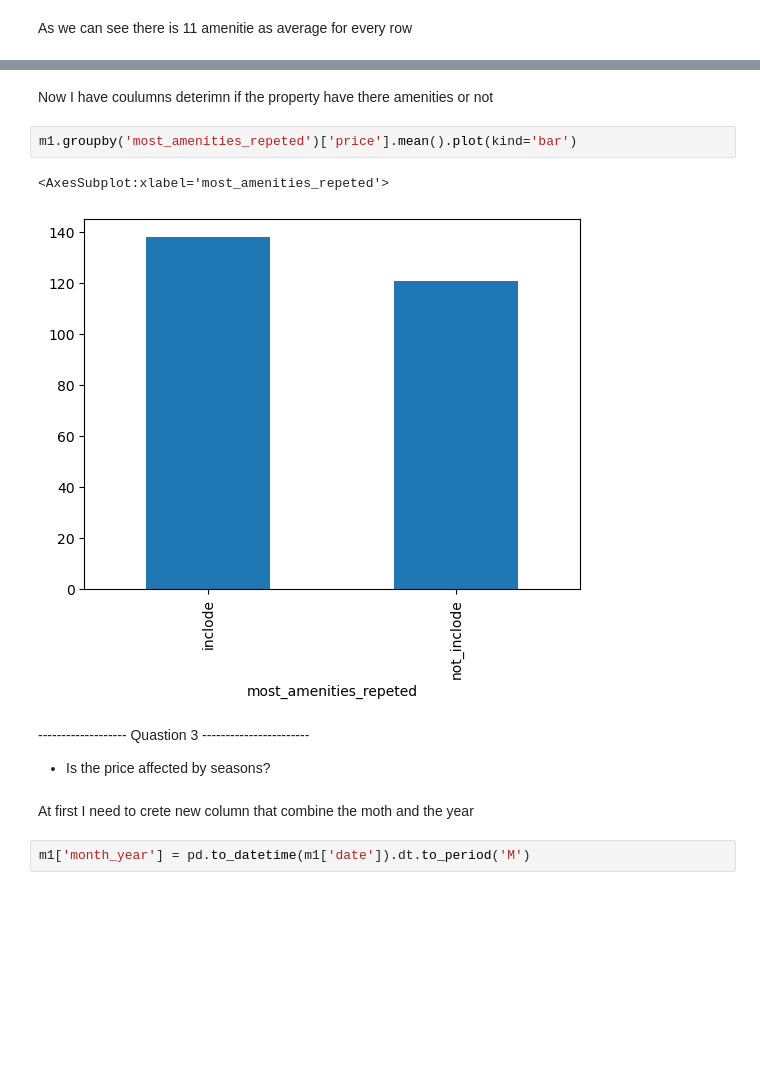
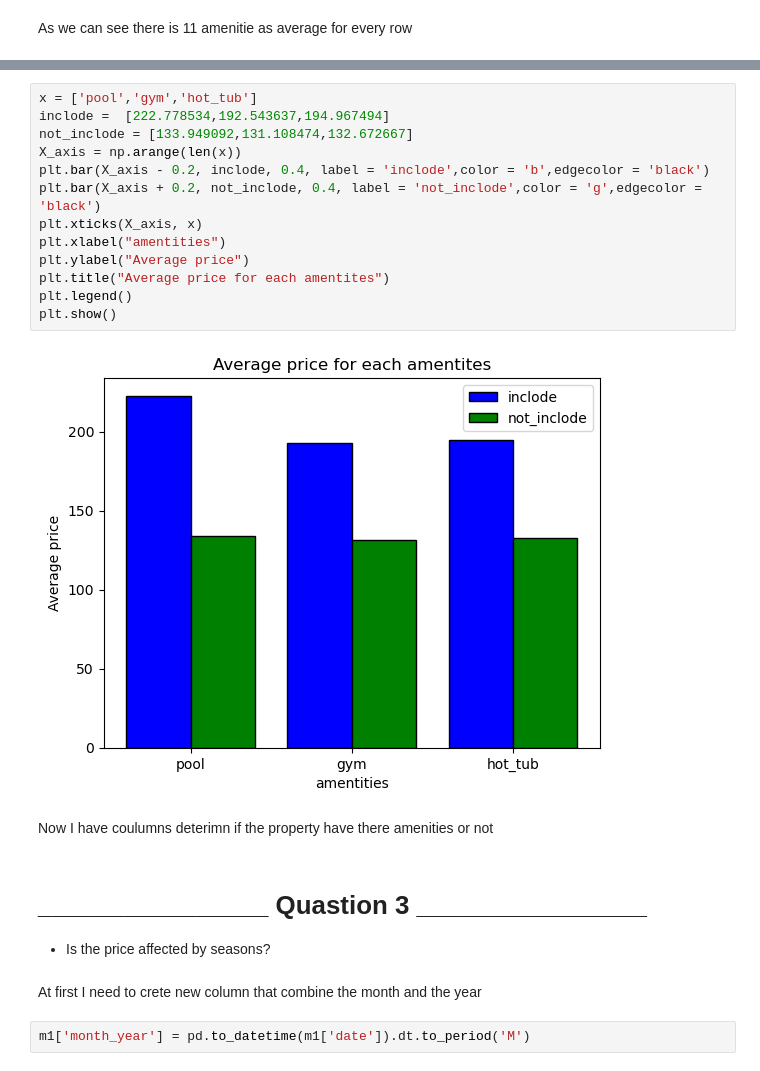
Before and after one commit to SalehAlnafisah/Udacity-Data-Data-Science-Nanodegree, a Jupyter notebook: project1 code.ipynb, the cells around one changed output, grey strips where cells are left out. Saved outputs shown, nothing was run; the diff lists cells and outputs as text; blank space fills up the shorter version.

```diff
--- a/project1 code.ipynb
+++ b/project1 code.ipynb
@@ -349,16 +389,26 @@ m1.head(10)
+# %%
+x = ['pool','gym','hot_tub']
+inclode =  [222.778534,192.543637,194.967494]
+not_inclode = [133.949092,131.108474,132.672667]
+X_axis = np.arange(len(x))
+plt.bar(X_axis - 0.2, inclode, 0.4, label = 'inclode',color = 'b',edgecolor = 'black')
+plt.bar(X_axis + 0.2, not_inclode, 0.4, label = 'not_inclode',color = 'g',edgecolor = 'black')
+plt.xticks(X_axis, x)
+plt.xlabel("amentities")
+plt.ylabel("Average price")
+plt.title("Average price for each amentites")
+plt.legend()
+plt.show()
+# %% [output]
+[figure, added]
 # %% [markdown]
 Now I have coulumns deterimn if the property have there amenities or not
-# %%
-m1.groupby('most_amenities_repeted')['price'].mean().plot(kind='bar')
-# %% [output]
-<AxesSubplot:xlabel='most_amenities_repeted'>
-[figure, removed]
 # %% [markdown]
-------------------- Quastion 3 -----------------------
+# ________________ Quastion 3 ________________
 
 - Is the price affected by seasons?
 # %% [markdown]
-At first I need to crete new column that combine the moth and the year
+At first I need to crete new column that combine the month and the year
 # %%
 m1['month_year'] = pd.to_datetime(m1['date']).dt.to_period('M')
 # %%
```
Also changed, not shown: parts of 29 cells of this notebook.
